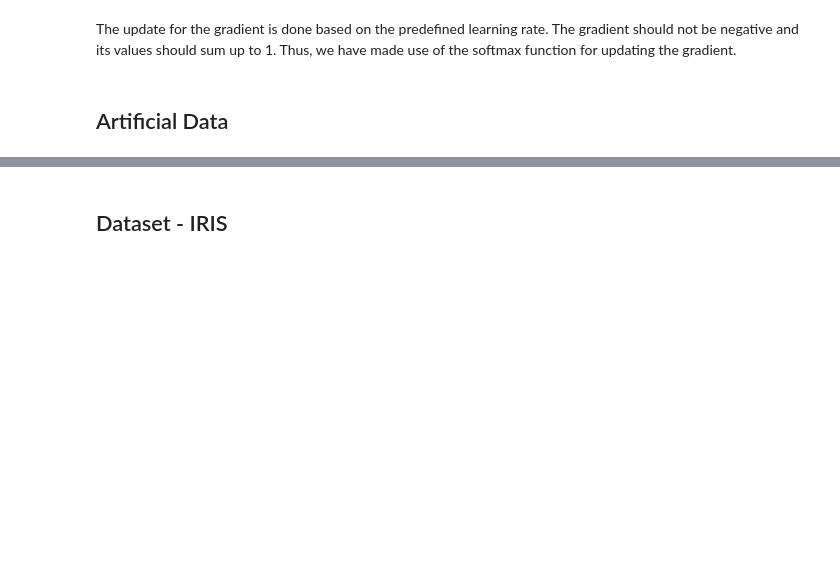
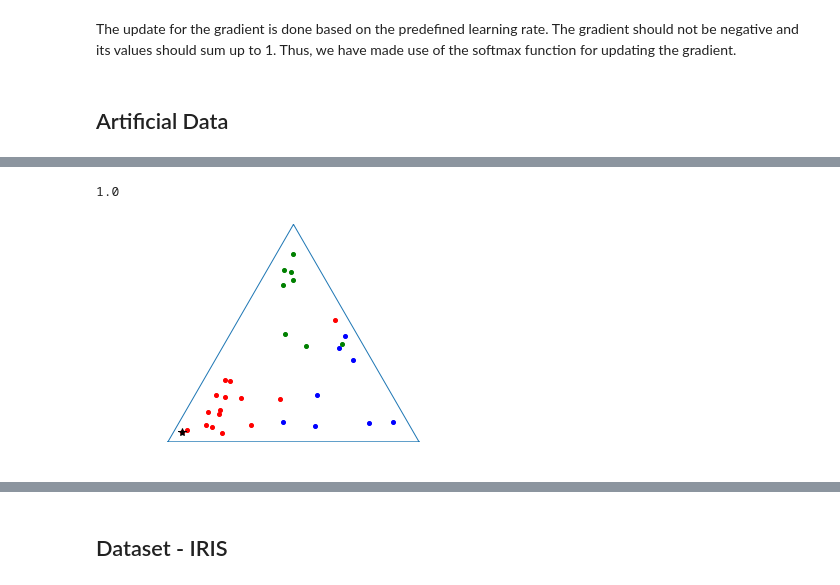
Before and after one commit to Holstrup/MetricLearning, a Jupyter notebook: MetricLearning/LMNN2_v2.ipynb, the cells around one changed output, grey strips where cells are left out. Saved outputs shown, nothing was run; the diff lists cells and outputs as text; code cells hidden in the pictures; blank space fills up the shorter version.

```diff
--- a/MetricLearning/LMNN2_v2.ipynb
+++ b/MetricLearning/LMNN2_v2.ipynb
@@ -377,0 +462,19 @@ X_train, X_test, y_train, y_test = train_test_split(pts, label, test_size=0.3, r
+# %%
+prediction = []
+for i in range(len(X_test)):
+    prediction.append(random.choice(calc_mode(knnClassifier.knn(X_test[i], X_train, y_train, L, 10))))
+accuracy_score(y_test.astype(str), prediction)
+# %% [output]
+1.0
+# %%
+L[0] = [0.3351447,  0.33249944, 0.33235902]
+L[1] = [0.33249707, 0.33484983, 0.33264931]
+L[2] = [0.33235823, 0.33265073, 0.33499167]
+# %%
+L[0] = np.array([0.58114561, 0.12985278, 0.32734025])
+L[1] = np.array([0.06352982, 0.71862922, 0.13309158])
+L[2] = np.array([0.35532456, 0.15151801, 0.53956817])
+# %%
+plot_points( (L @ X_train.T).T, y_train, False, 0)
+# %% [output]
+[figure, added]
```
Also changed, not shown: parts of 23 cells of this notebook.
